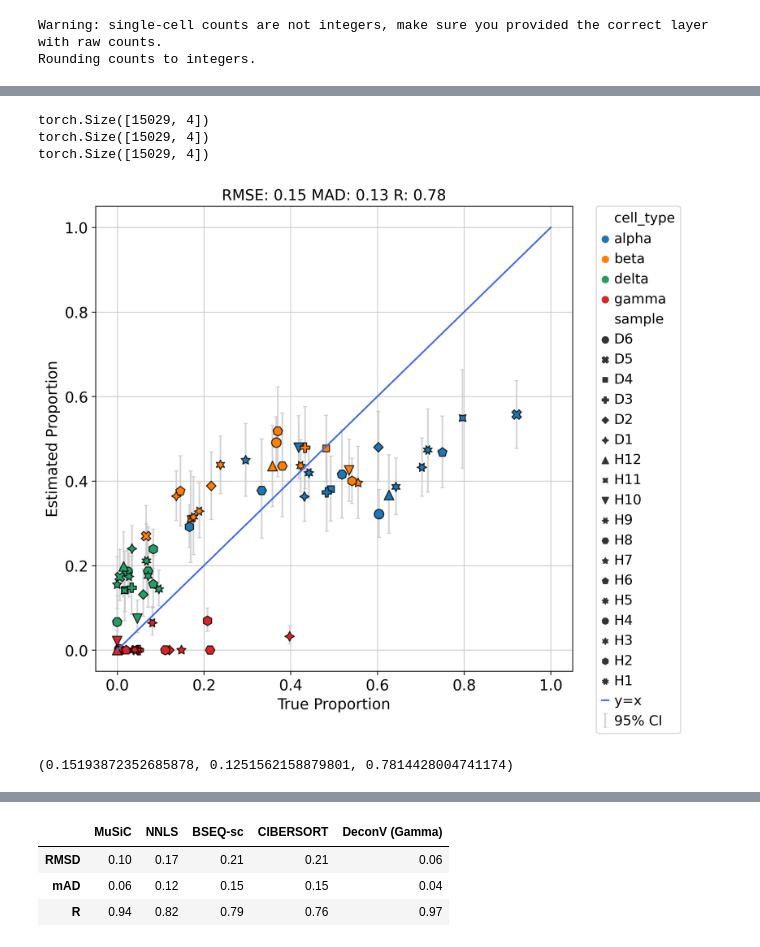
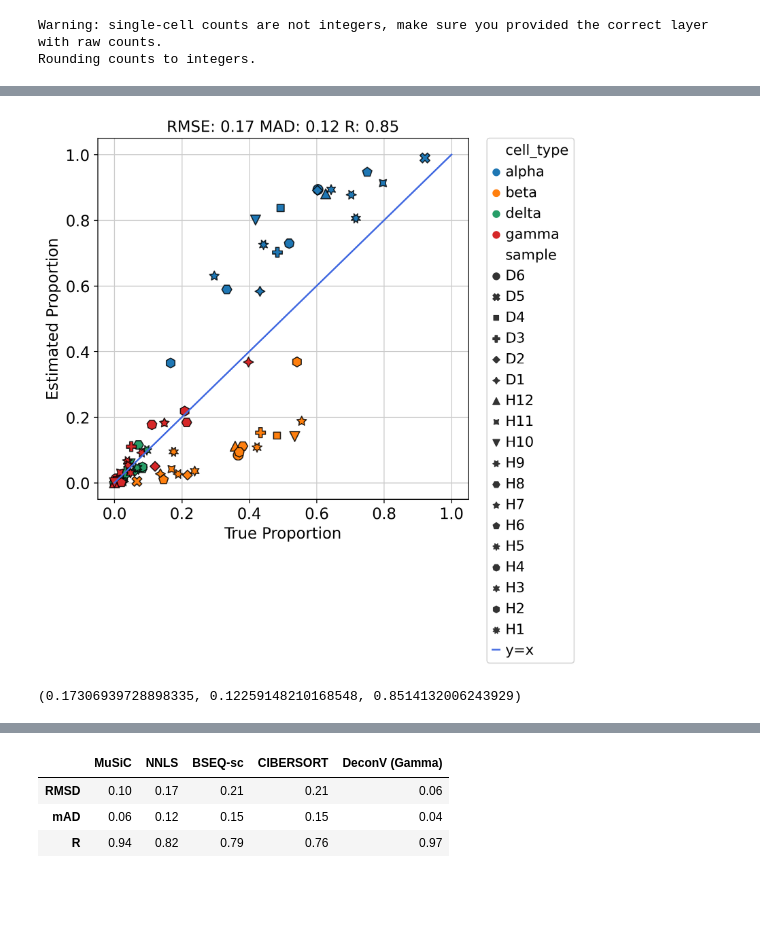
Before and after one commit to lutrarutra/deconv, a Jupyter notebook: notebooks/xin.ipynb, the cells around one changed output, grey strips where cells are left out. Drawn from its saved outputs; the diff is of its cells as text; code cells hidden in the pictures; blank space fills up the shorter version.

```diff
--- a/notebooks/xin.ipynb
+++ b/notebooks/xin.ipynb
@@ -80,0 +80,5 @@ sc.settings.figdir = "../deconV/figures/"
+# %%
+scout.tl.sub_cluster(adata, "labels", leiden_res=0.1)
+sizes = adata.obs.groupby("sub_type").size()
+mask = sizes[sizes > 10].index
+adata = adata[adata.obs["sub_type"].isin(mask), :].copy()
@@ -89,7 +95,7 @@ device
 decon = dv.DeconV(
     adata, cell_type_key="labels",
     dropout_type="separate",
-    model_type="gamma", sub_type_key=None,
+    model_type="gamma", sub_type_key="sub_type",
     device=device
 )
 # %%
@@ -119,16 +106,12 @@ Index(['TBCA', 'MRPL36', 'USO1', 'RYR1', 'ING3', 'MCM4', 'HNF4A', 'TCP11L1',
 # %%
-proportions = decon.deconvolute(model_dropout=True, ignore_genes=ignore_genes, lrd=0.999, lr=0.1, num_epochs=1000)
+proportions = decon.deconvolute(model_dropout=True, lrd=0.999, lr=0.1, num_epochs=1000)
-# %% [output]
-torch.Size([15029, 4])
-torch.Size([15029, 4])
-torch.Size([15029, 4])
 # %%
 res_df = decon.get_results_df()
 res_df["true"] = true_df.melt()["value"]
-dv.pl.xypredictions(res_df, figsize=(8,8), dpi=150)
+dv.pl.xypredictions(res_df, figsize=(6,6), dpi=150)
 # %% [output]
-[figure, old version]
+[figure, new version]
-(0.15193872352685878, 0.1251562158879801, 0.7814428004741174)
+(0.17306939728898335, 0.12259148210168548, 0.8514132006243929)
 # %%
 dv.pl.prediction_plot(decon, 1)
 # %% [output]
```
Also changed, not shown: parts of 9 cells of this notebook, 6 other files.
